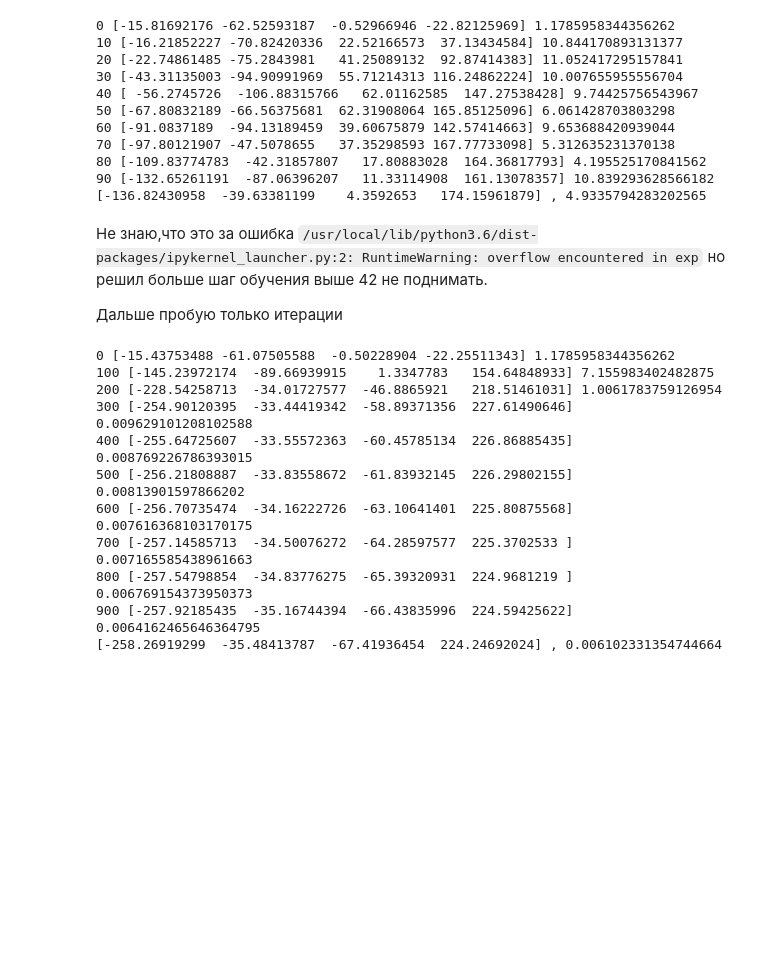
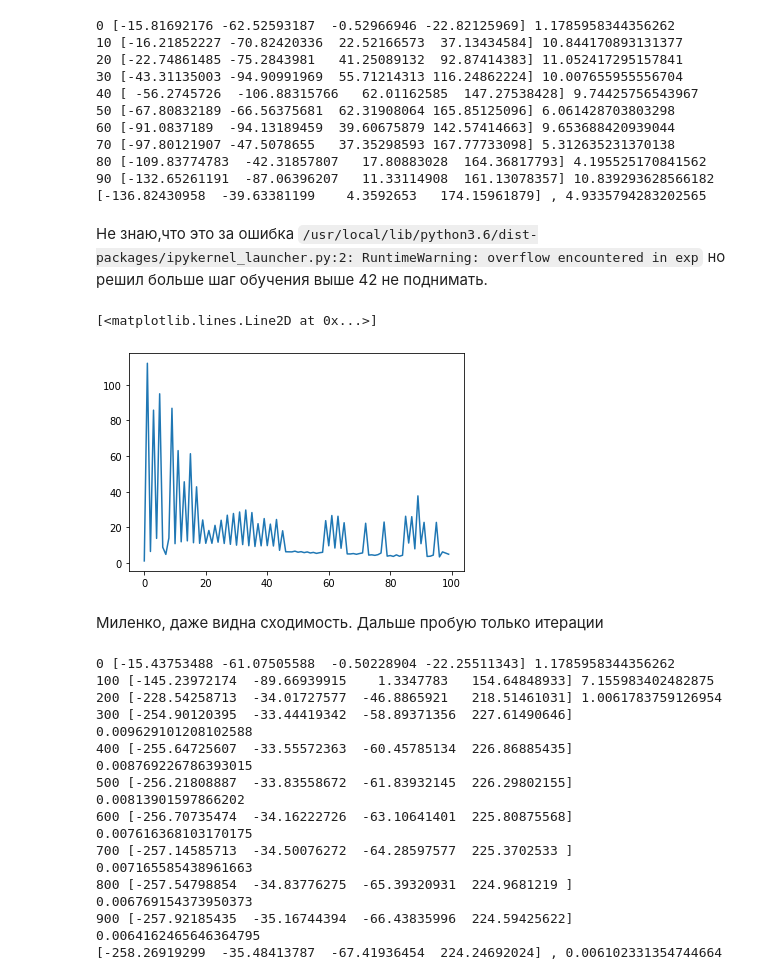
Before and after one commit to vinalyan/diff, a Jupyter notebook: GeekBrains/algorithms/web3/Lession3_HW.ipynb, the cells around one changed output. Saved outputs shown, nothing was run; the diff lists cells and outputs as text; code cells hidden in the pictures; blank space fills up the shorter version.

```diff
--- a/GeekBrains/algorithms/web3/Lession3_HW.ipynb
+++ b/GeekBrains/algorithms/web3/Lession3_HW.ipynb
@@ -73,23 +73,25 @@ def eval_model(X, y, iterations, eta=1e-4, log = False):
     np.random.seed(42)
     W = np.random.randn(X.shape[1])
     n = X.shape[0]
+    error_list = np.zeros(iterations)
 
     for i in range(iterations):
         z = np.dot(X, W)
         y_pred = sigmoid(z)
         err = calc_logloss(y, y_pred)
+        error_list[i] = err
 
         dQ = 1/n * X.T @ (y_pred - y)
         W -= eta * dQ
         if i % (iterations / 10) == 0 and log == True:
             print(i, W, err)
-    return W, err
+    return W, err, error_list
 # %% [markdown]
 Я начал увеличивать шаг обучения и с каждым увеличением величина ошибки уменьшалась.
 
 Дойдя до значения 43 я получил следующее:
 # %%
-W, err = eval_model(X_st, y, iterations=100, eta=43, log = True)
+W, err, err_list = eval_model(X_st, y, iterations=100, eta=43, log = True)
 print(f'{W} , {err}')
 # %% [output]
 0 [-15.81692176 -62.52593187  -0.52966946 -22.82125969] 1.1785958344356262
@@ -105,6 +107,12 @@ print(f'{W} , {err}')
 [-136.82430958  -39.63381199    4.3592653   174.15961879] , 4.9335794283202565
 # %% [markdown]
 Не знаю,что это за ошибка `/usr/local/lib/python3.6/dist-packages/ipykernel_launcher.py:2: RuntimeWarning: overflow encountered in exp` но решил больше шаг обучения выше 42 не поднимать.
-
-Дальше пробую только итерации
+# %%
+plt.plot(err_list)
+# %% [output]
+[<matplotlib.lines.Line2D at 0x...>]
+[figure, added]
+# %% [markdown]
+Миленко, даже видна сходимость.
+Дальше пробую только итерации
 # %%
```
Also changed, not shown: parts of 20 cells of this notebook.
